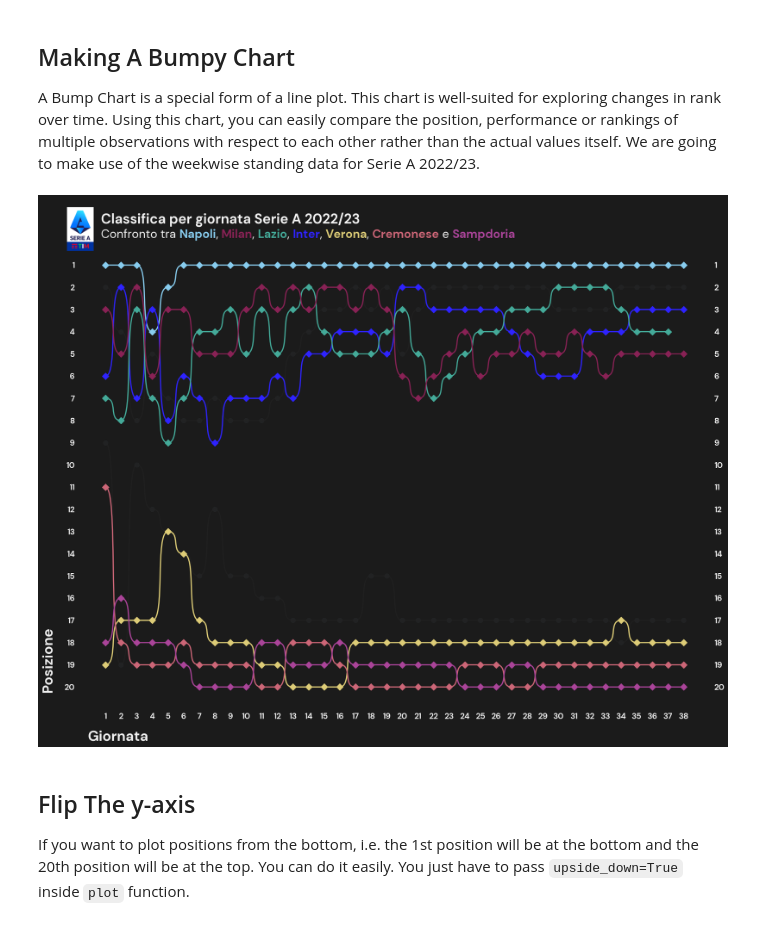
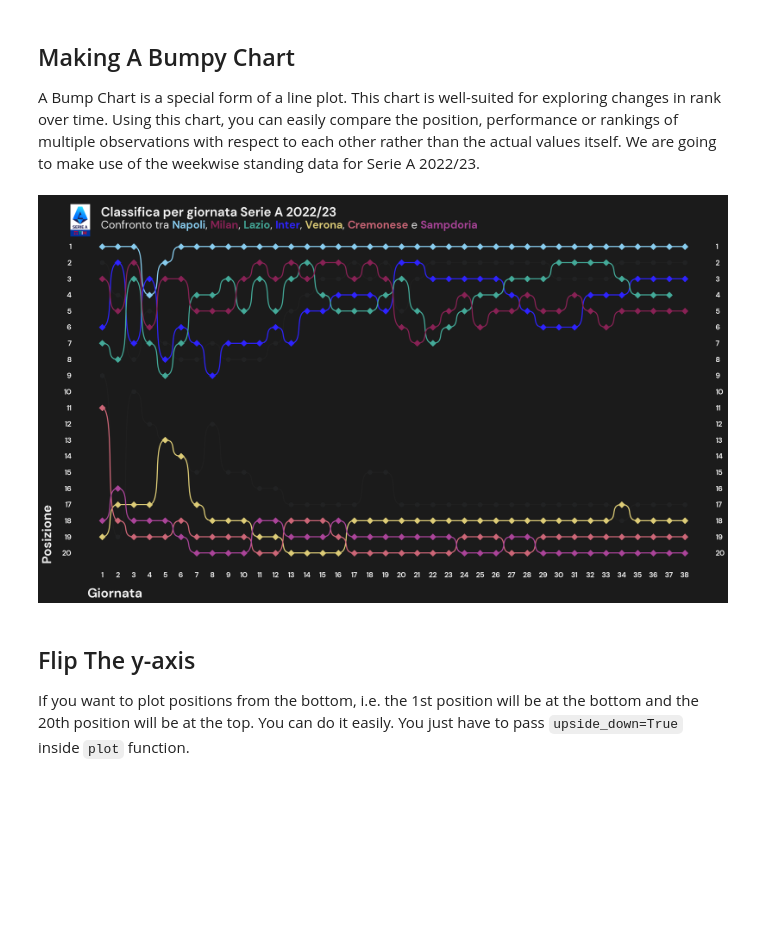
Before and after one commit to Weinsz/SciViz-SerieA-2022-23, a Jupyter notebook: Grafici/Andamento Estremi Classifica.ipynb, the cells around one changed output. Saved outputs shown, nothing was run; the diff lists cells and outputs as text; code cells hidden in the pictures; blank space fills up the shorter version.

```diff
--- a/Grafici/Andamento Estremi Classifica.ipynb
+++ b/Grafici/Andamento Estremi Classifica.ipynb
@@ -98,7 +98,7 @@ fig, ax = bumpy.plot(
     values=season_dict,  # values having positions for each team
     secondary_alpha=0.5,   # alpha value for non-shaded lines/markers
     highlight_dict=highlight_dict,  # team to be highlighted with their colors
-    figsize=(20, 16),  # size of the figure
+    figsize=(22, 13),  # size of the figure
     x_label='Giornata', y_label='Posizione',  # label name
     ylim=(-0.1, 23),  # y-axis limit
     lw=2.5,   # linewidth of the connecting lines
@@ -125,34 +125,42 @@ fig.text(0.09, 0.95, TITLE, size=29, color="#F2F2F2", fontname="DM Sans", weight
             ],
 '''
 
 # add subtitle
 fig_text(
     0.09, 0.94, SUB_TITLE, color="#F2F2F2",
     highlight_textprops=[
         {"color": "#88CCEE", "weight": "bold"},
         {"color": "#882255", "weight": "bold"},
         {"color": "#44AA99", "weight": "bold"},
         {"color": "#2E23FF", "weight": "bold"},
         {"color": "#DDCC77", "weight": "bold"},
         {"color": "#CC6677", "weight": "bold"},
         {"color": "#AA4499", "weight": "bold"}
     ],
     size=25, fig=fig, fontname="DM Sans"
 )
 
 
 # add image
 fig = add_image(
      logo,
      fig,  # figure
      0.02, 0.9,  # left and bottom dimensions
      0.08, 0.08  # height and width values
 )
 
 # if space is left in the plot use this
 plt.tight_layout(pad=0.5)
+
+plt.savefig(
+	"figures/SerieA_Weekly_Standings_Darker.png",
+	dpi = 600,
+	bbox_inches="tight",
+    edgecolor="none",
+	transparent = False
+)
 # %% [output]
-[figure, old version]
+[figure, new version]
 # %% [markdown]
 ## Flip The y-axis
 If you want to plot positions from the bottom, i.e. the 1st position will
```
Also changed, not shown: parts of 1 cell of this notebook, 20 other files.
